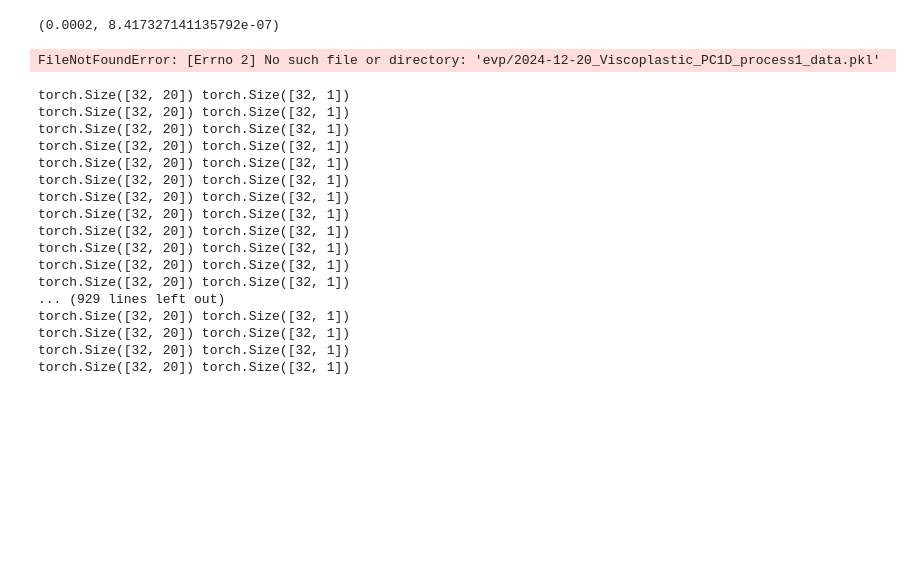
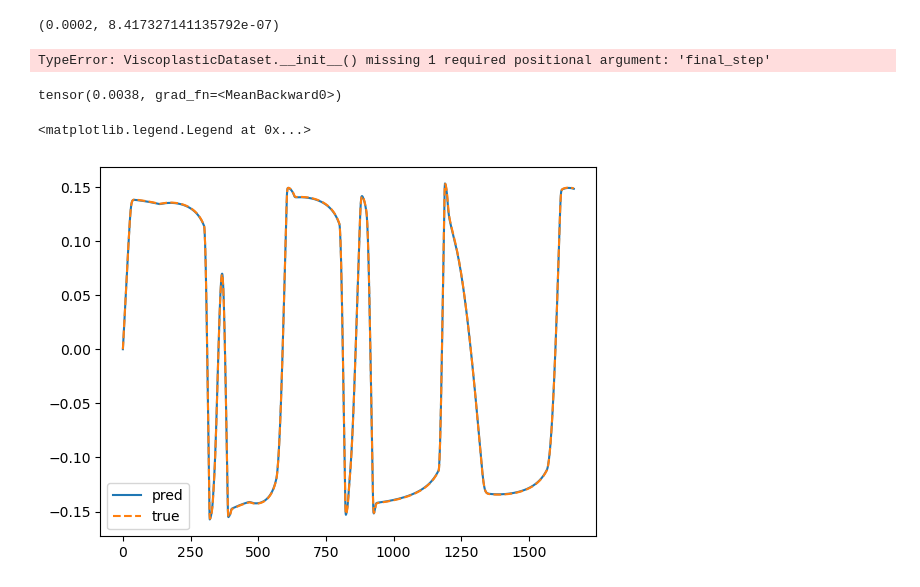
Before and after one commit to m-raj/microstructure-dependent-material-model, a Jupyter notebook: evp.ipynb, the cells around one changed output. Drawn from its saved outputs; the diff is of its cells as text; code cells hidden in the pictures; blank space fills up the shorter version.

```diff
--- a/evp.ipynb
+++ b/evp.ipynb
@@ -32,11 +34,11 @@ m_evp = importlib.reload(m_evp)
 # %%
-step = 5
+step = 2
 dataset = util.ViscoplasticDataset('evp_data/2024-12-20_Viscoplastic_PC1D_process1_data.pkl', step)
-dataloader = torch.utils.data.DataLoader(dataset, batch_size=32, shuffle=False)
-evp_model = m_evp.ViscoplasticMaterialModel([1, 20],
+dataloader = torch.utils.data.DataLoader(dataset, batch_size=1000, shuffle=True)
+evp_model = m_evp.ViscoplasticMaterialModel([1, 1],
     dt=0.0002*step)
 # %% [output]
-FileNotFoundError: [Errno 2] No such file or directory: 'evp/2024-12-20_Viscoplastic_PC1D_process1_data.pkl'
+TypeError: ViscoplasticDataset.__init__() missing 1 required positional argument: 'final_step'
 # %%
 for x,y in dataloader:
     e, E, Y, n, edot_0, = x
@@ -45,21 +47,17 @@ for x,y in dataloader:
     y_pred,_ = evp_model(e, E, Y, n, edot_0)
 
     break
-# %% [output]
-torch.Size([32, 20]) torch.Size([32, 1])
-torch.Size([32, 20]) torch.Size([32, 1])
-torch.Size([32, 20]) torch.Size([32, 1])
-torch.Size([32, 20]) torch.Size([32, 1])
-torch.Size([32, 20]) torch.Size([32, 1])
-torch.Size([32, 20]) torch.Size([32, 1])
-torch.Size([32, 20]) torch.Size([32, 1])
-torch.Size([32, 20]) torch.Size([32, 1])
-torch.Size([32, 20]) torch.Size([32, 1])
-torch.Size([32, 20]) torch.Size([32, 1])
-torch.Size([32, 20]) torch.Size([32, 1])
-torch.Size([32, 20]) torch.Size([32, 1])
-... (929 lines left out)
-torch.Size([32, 20]) torch.Size([32, 1])
-torch.Size([32, 20]) torch.Size([32, 1])
-torch.Size([32, 20]) torch.Size([32, 1])
-torch.Size([32, 20]) torch.Size([32, 1])
+# %%
+
+loss = loss_function.L2RelativeError(y_pred, y)
+loss
+# %% [output]
+tensor(0.0038, grad_fn=<MeanBackward0>)
+# %%
+i = 90
+plt.plot(y_pred[i].detach().numpy(), label='pred')
+plt.plot(y[i].detach().numpy(), '--', label='true')
+plt.legend()
+# %% [output]
+<matplotlib.legend.Legend at 0x...>
+[figure, added]
```
Also changed, not shown: parts of 13 cells of this notebook, 2 other files.
